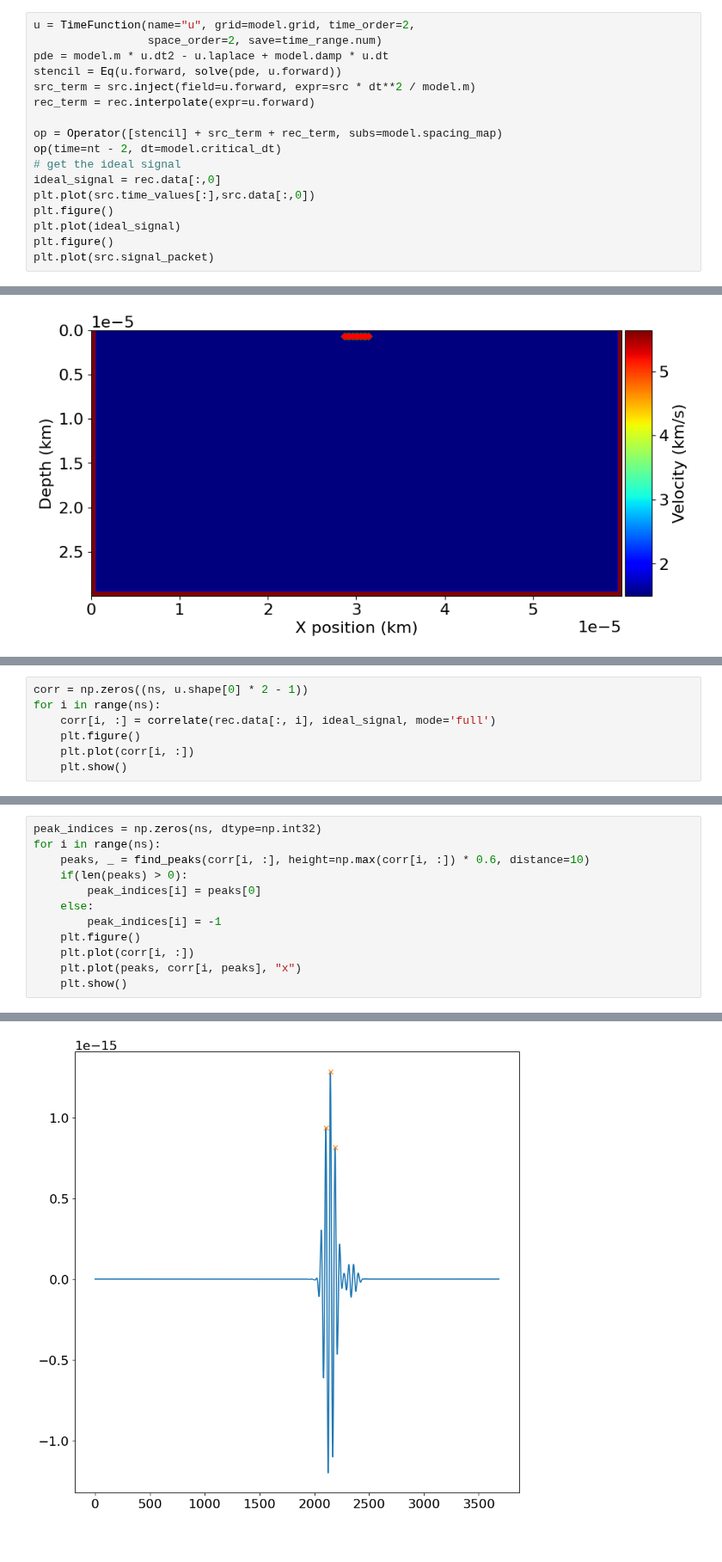
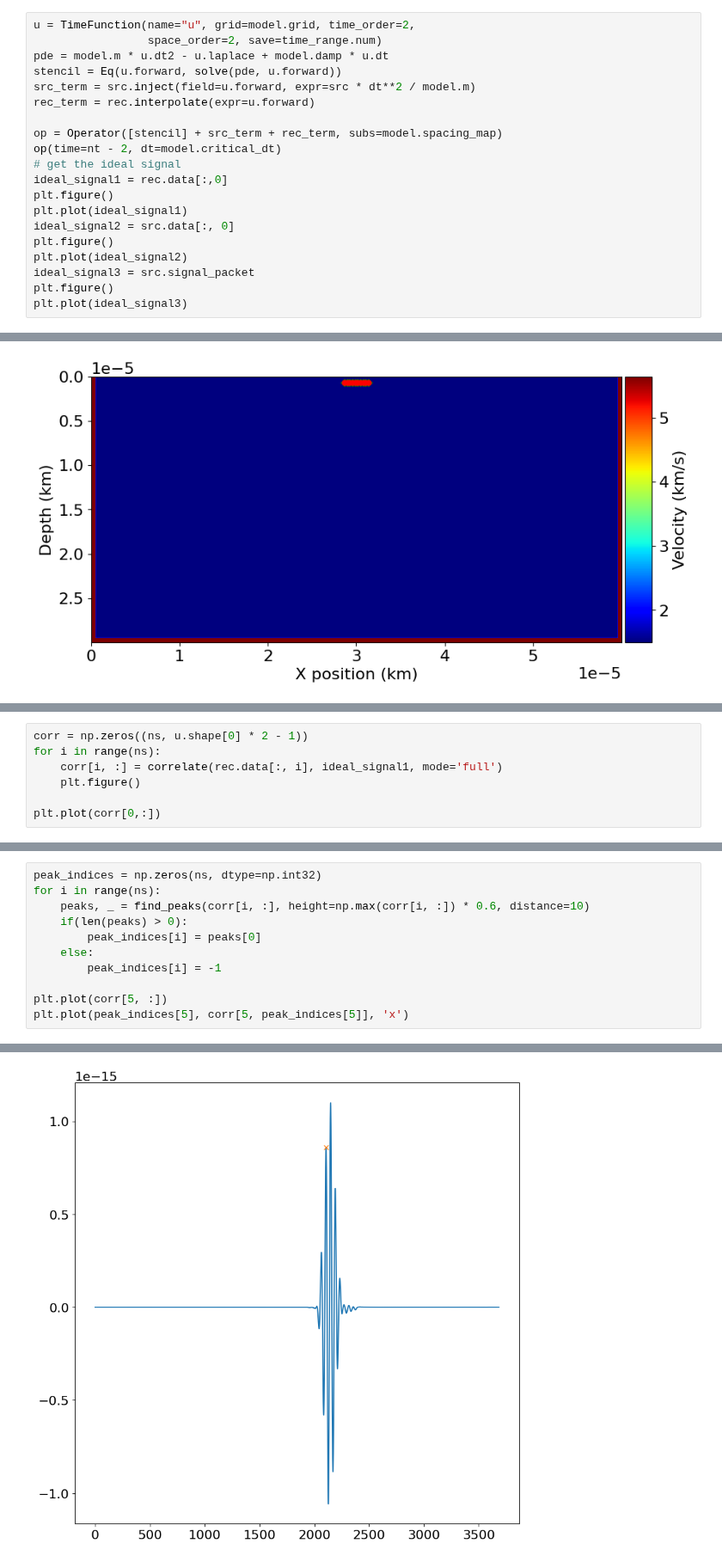
Before and after one commit to bgd54/sonar-FWI, a Jupyter notebook: notebooks/correlate.ipynb, the cells around one changed output, grey strips where cells are left out. Shown at 86% size. Drawn from its saved outputs; the diff is of its cells as text.

```diff
--- a/notebooks/correlate.ipynb
+++ b/notebooks/correlate.ipynb
@@ -116,10 +116,13 @@ rec_term = rec.interpolate(expr=u.forward)
 op = Operator([stencil] + src_term + rec_term, subs=model.spacing_map)
 op(time=nt - 2, dt=model.critical_dt)
 # get the ideal signal
-ideal_signal = rec.data[:,0]
-plt.plot(src.time_values[:],src.data[:,0])
+ideal_signal1 = rec.data[:,0]
 plt.figure()
-plt.plot(ideal_signal)
+plt.plot(ideal_signal1)
+ideal_signal2 = src.data[:, 0]
 plt.figure()
-plt.plot(src.signal_packet)
+plt.plot(ideal_signal2)
+ideal_signal3 = src.signal_packet
+plt.figure()
+plt.plot(ideal_signal3)
 # %% [output]
@@ -185,8 +188,8 @@ plt.show()
 # %%
 corr = np.zeros((ns, u.shape[0] * 2 - 1))
 for i in range(ns):
-    corr[i, :] = correlate(rec.data[:, i], ideal_signal, mode='full')
+    corr[i, :] = correlate(rec.data[:, i], ideal_signal1, mode='full')
     plt.figure()
-    plt.plot(corr[i, :])
-    plt.show()
+
+plt.plot(corr[0,:])
 # %% [output]
@@ -199,8 +212,7 @@ for i in range(ns):
         peak_indices[i] = peaks[0]
     else:
         peak_indices[i] = -1
-    plt.figure()
-    plt.plot(corr[i, :])
-    plt.plot(peaks, corr[i, peaks], "x")
-    plt.show()
+
+plt.plot(corr[5, :])
+plt.plot(peak_indices[5], corr[5, peak_indices[5]], 'x')
 # %% [output]
@@ -207 +220 @@ for i in range(ns):
-[figure, old version]
+[figure, new version]
```
Also changed, not shown: parts of 6 cells of this notebook.
